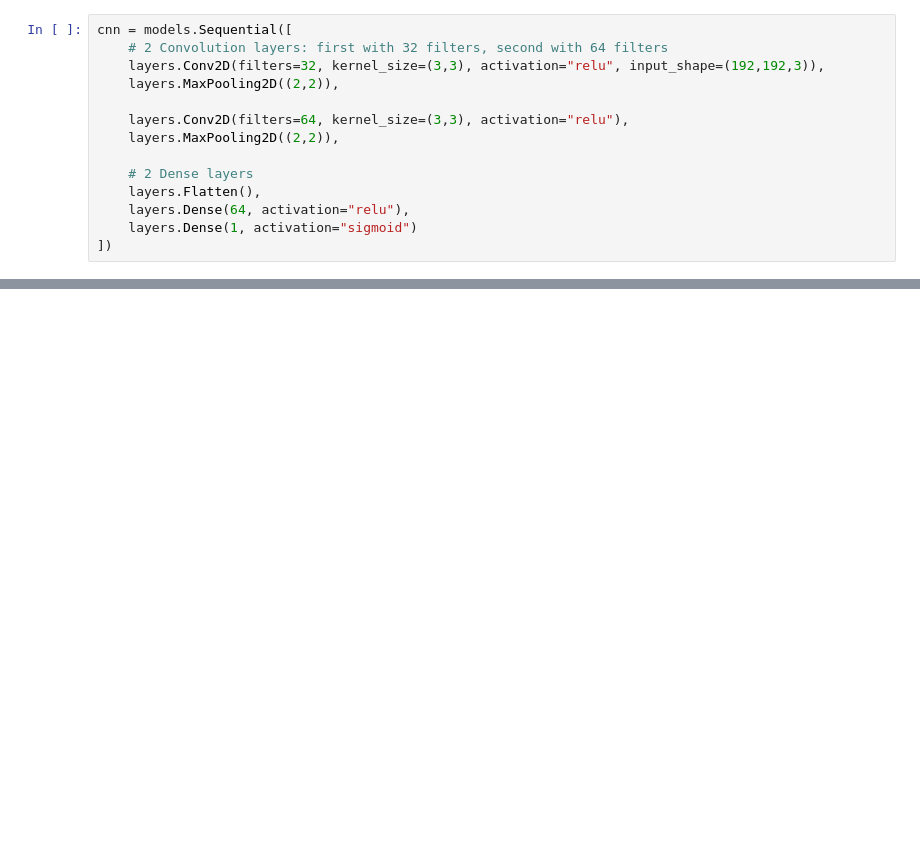
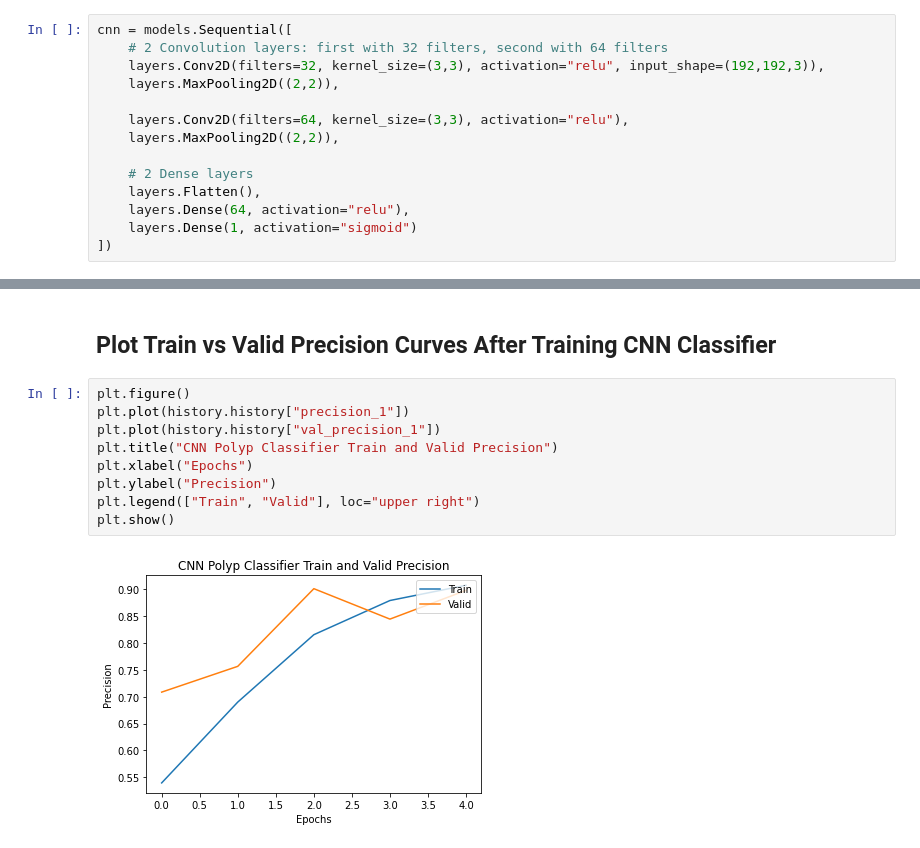
Before and after one commit to shreyahunur/Lesion-Detection, a Jupyter notebook: Notebooks/CNN_Polyp_Classification Sparsha James.ipynb, the cells around one changed output, grey strips where cells are left out. Cells and saved outputs as stored; diff of their text form; blank space fills up the shorter version.

```diff
--- a/Notebooks/CNN_Polyp_Classification Sparsha James.ipynb
+++ b/Notebooks/CNN_Polyp_Classification Sparsha James.ipynb
@@ -325,0 +361,13 @@ cnn.evaluate(aug_X_train[:100], train_y[:100])
+# %% [markdown]
+## Plot Train vs Valid Precision Curves After Training CNN Classifier
+# %%
+plt.figure()
+plt.plot(history.history["precision_1"])
+plt.plot(history.history["val_precision_1"])
+plt.title("CNN Polyp Classifier Train and Valid Precision")
+plt.xlabel("Epochs")
+plt.ylabel("Precision")
+plt.legend(["Train", "Valid"], loc="upper right")
+plt.show()
+# %% [output]
+[figure, added]
```
Also changed, not shown: parts of 48 cells of this notebook.
